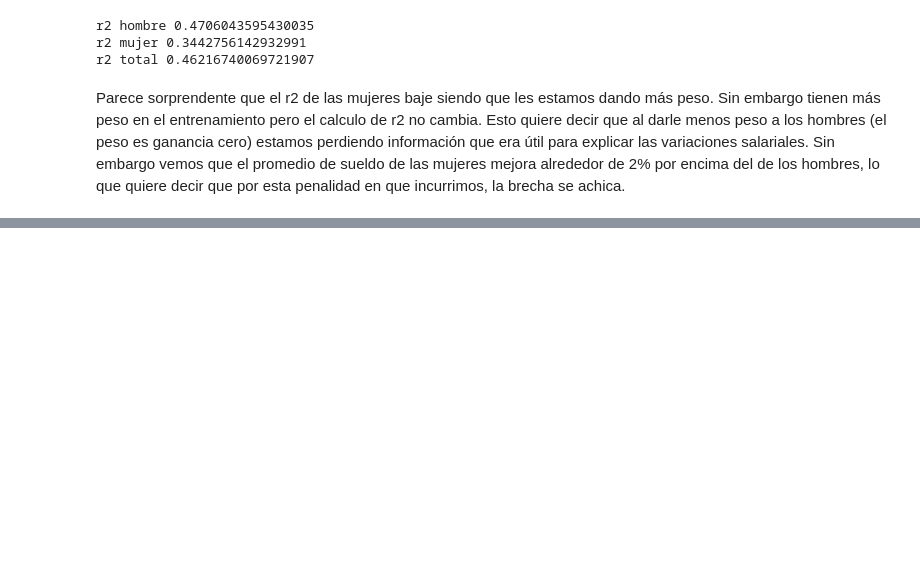
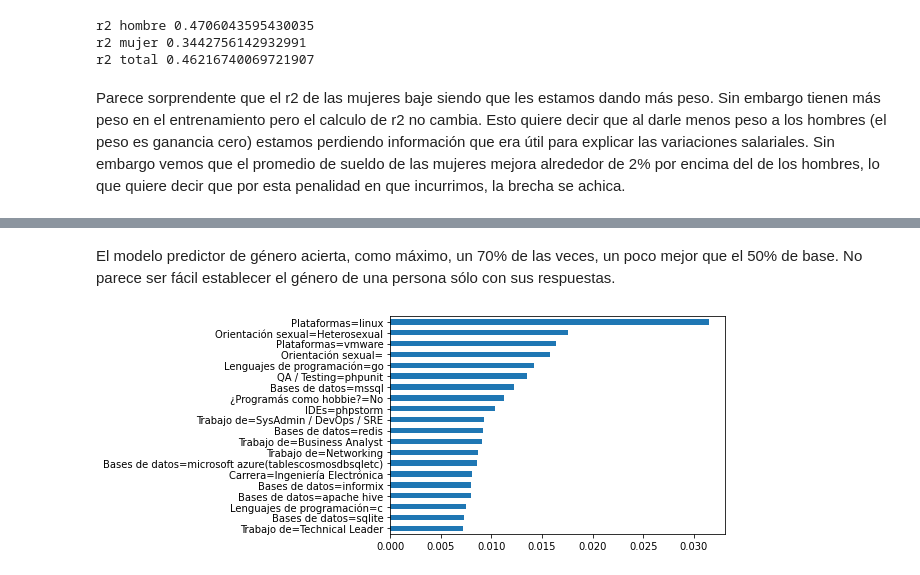
Before and after one commit to seppo0010/sysarmy-sueldos-2020.1, a Jupyter notebook: notebook/Brecha de género.ipynb, the cells around one changed output, grey strips where cells are left out. Cells and saved outputs as stored; diff of their text form; code cells hidden in the pictures; blank space fills up the shorter version.

```diff
--- a/notebook/Brecha de género.ipynb
+++ b/notebook/Brecha de género.ipynb
@@ -722,0 +875,11 @@ Parece sorprendente que el r2 de las mujeres baje siendo que les estamos dando m
+# %% [markdown]
+El modelo predictor de género acierta, como máximo, un 70% de las veces, un poco mejor que el 50% de base. No parece ser fácil establecer el género de una persona sólo con sus respuestas.
+# %%
+pd.Series(dict(zip(kf_gmodels[0].valid_words_ + [
+'¿Gente a cargo?',
+'Años de experiencia',
+'Tengo',
+],
+kf_gmodels[0].classifier_.feature_importances_))).sort_values().tail(20).plot.barh();
+# %% [output]
+[figure, added]
```
Also changed, not shown: parts of 7 cells of this notebook.
